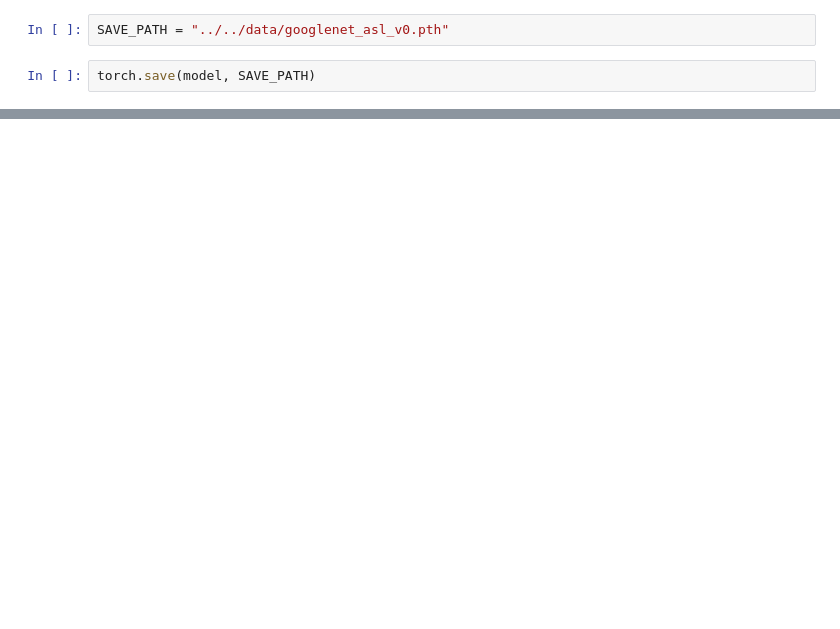
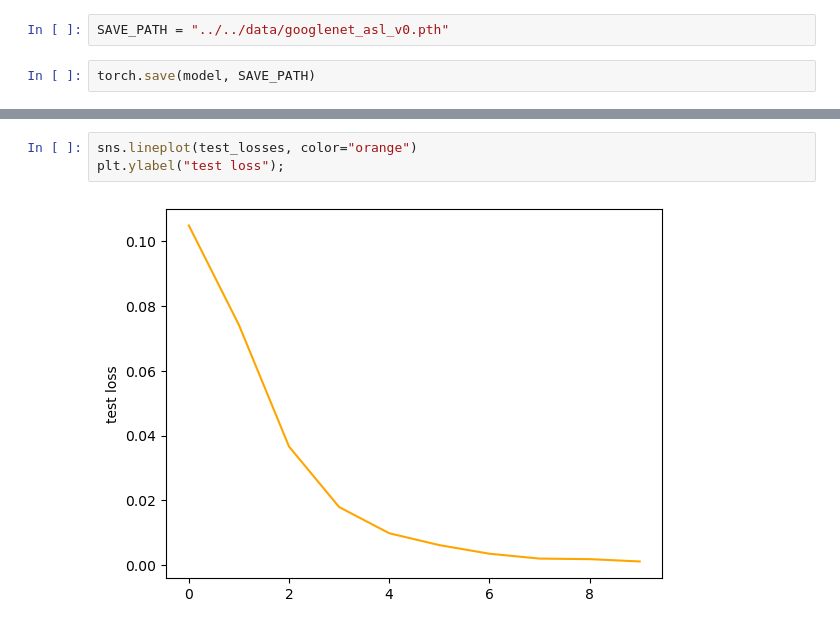
Before and after one commit to anshulrao/asl-image-classifier, a Jupyter notebook: code/SL Project - Scratch.ipynb, the cells around one changed output, grey strips where cells are left out. Drawn from its saved outputs; the diff is of its cells as text; blank space fills up the shorter version.

```diff
--- a/code/SL Project - Scratch.ipynb
+++ b/code/SL Project - Scratch.ipynb
@@ -199,0 +209,5 @@ torch.save(model, SAVE_PATH)
+# %%
+sns.lineplot(test_losses, color="orange")
+plt.ylabel("test loss");
+# %% [output]
+[figure, added]
```
Also changed, not shown: parts of 6 cells of this notebook, 3 other files.
